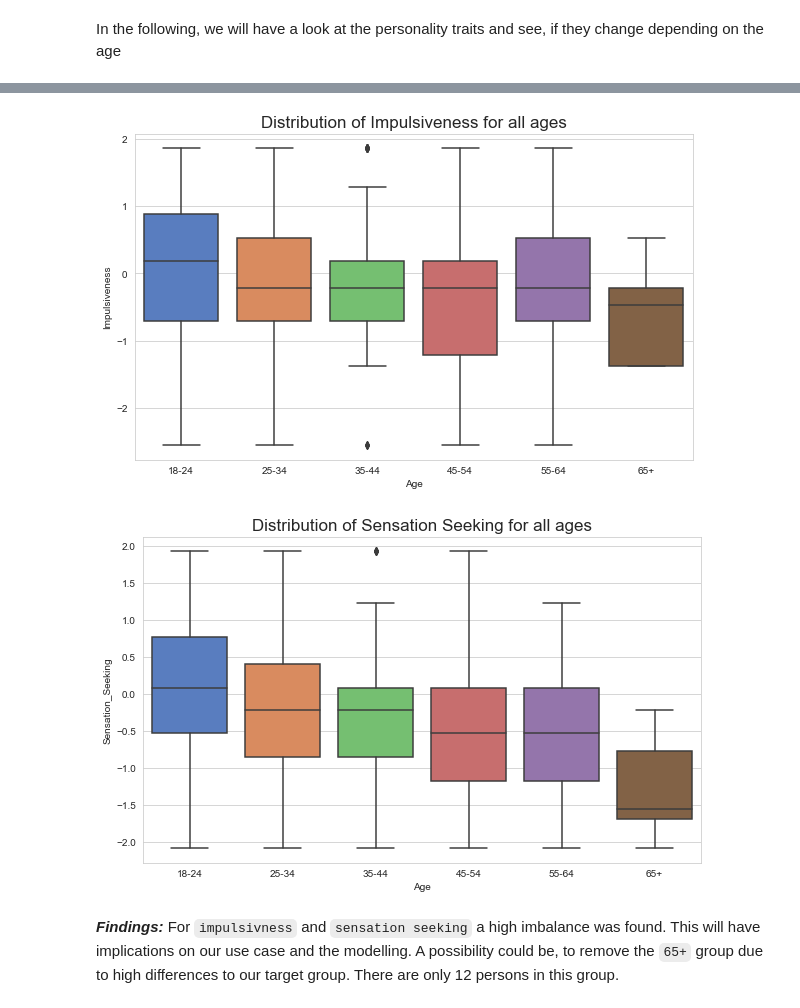
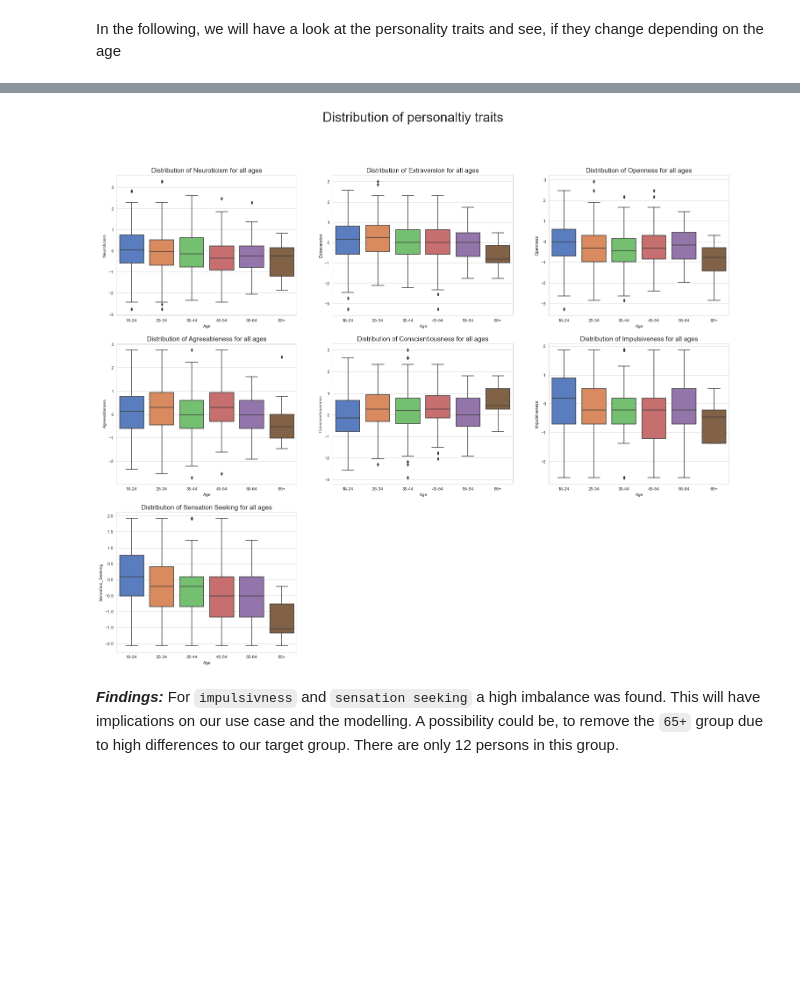
Before and after one commit to Sipa91/Personality-and-Drug-use, a Jupyter notebook: Final_EDA.ipynb, the cells around one changed output, grey strips where cells are left out. Drawn from its saved outputs; the diff is of its cells as text; code cells hidden in the pictures; blank space fills up the shorter version.

````diff
--- a/Final_EDA.ipynb
+++ b/Final_EDA.ipynb
@@ -656,21 +592,36 @@ sns.boxplot(x='Age', y='Conscientiousness', data=drugs_uk.sort_values("Age"));
-# %%
-warnings.filterwarnings('ignore')
-
-plt.figure(figsize = (10,6))
-plt.title("Distribution of Impulsiveness for all ages",  fontsize=17)
-
-sns.boxplot(x='Age', y='Impulsiveness', data=drugs_uk.sort_values("Age"));
-# %% [output]
-[figure, removed]
-# %%
-warnings.filterwarnings('ignore')
-
-plt.figure(figsize = (10,6))
-plt.title("Distribution of Sensation Seeking for all ages",  fontsize=17)
-
-sns.boxplot(x='Age', y='Sensation_Seeking', data=drugs_uk.sort_values("Age"));
-# %% [output]
-[figure, removed]
+# %%
+# Plotting Use vs. Non-use for each drug
+# Ergänzen: Titel etc
+fig, ax = plt.subplots(ncols=3, nrows=3, figsize=(25,20))
+plt.suptitle("Distribution of personaltiy traits", fontsize = 30);
+
+
+f1 = sns.boxplot(x='Age', y='Neuroticism', data=drugs_uk.sort_values("Age"), ax=ax[0,0]);
+f1.set_title("Distribution of Neuroticism for all ages", fontsize = 15);
+
+
+f2 = sns.boxplot(x='Age', y='Extraversion', data=drugs_uk.sort_values("Age"), ax=ax[0,1]);
+f2.set_title("Distribution of Extraversion for all ages", fontsize = 15);
+
+f3 = sns.boxplot(x='Age', y='Openness', data=drugs_uk.sort_values("Age"), ax=ax[0,2]);
+f3.set_title("Distribution of Openness for all ages", fontsize = 15);
+
+f4 = sns.boxplot(x='Age', y='Agreeableness', data=drugs_uk.sort_values("Age"), ax=ax[1,0]);
+f4.set_title("Distribution of Agreeableness for all ages", fontsize = 15);
+
+f5 = sns.boxplot(x='Age', y='Conscientiousness', data=drugs_uk.sort_values("Age"), ax=ax[1,1]);
+f5.set_title("Distribution of Conscientiousness for all ages", fontsize = 15);
+
+f6 = sns.boxplot(x='Age', y='Impulsiveness', data=drugs_uk.sort_values("Age"), ax=ax[1,2]);
+f6.set_title("Distribution of Impulsiveness for all ages", fontsize = 15);
+
+f7 = sns.boxplot(x='Age', y='Sensation_Seeking', data=drugs_uk.sort_values("Age"), ax=ax[2,0]);
+f7.set_title("Distribution of Sensation Seeking for all ages", fontsize = 15);
+
+fig.delaxes(ax[2][1]);
+fig.delaxes(ax[2][2]);
+# %% [output]
+[figure, added]
 # %% [markdown]
 ***Findings:*** For ```impulsivness``` and ```sensation seeking``` a high imbalance was found. This will have implications on our use case and the modelling. A possibility could be, to remove the ```65+``` group due to high differences to our target group. There are only 12 persons in this group.
 # %% [markdown]
````
Also changed, not shown: parts of 14 cells of this notebook.
